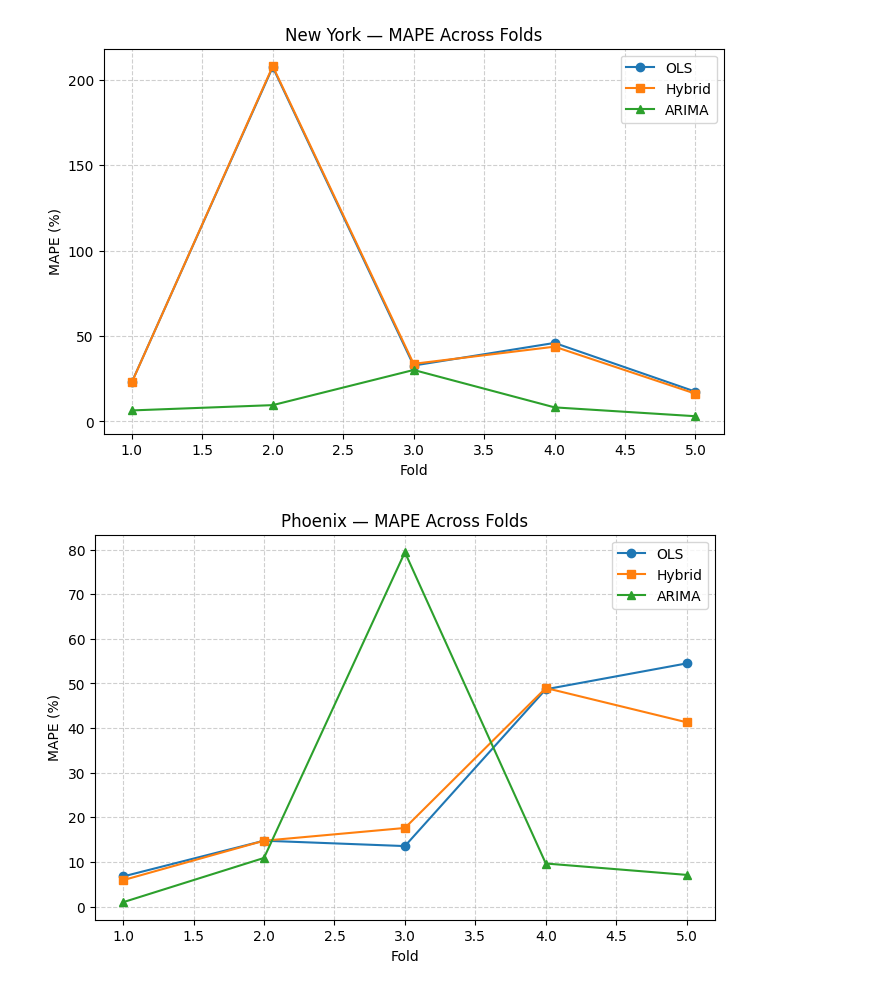
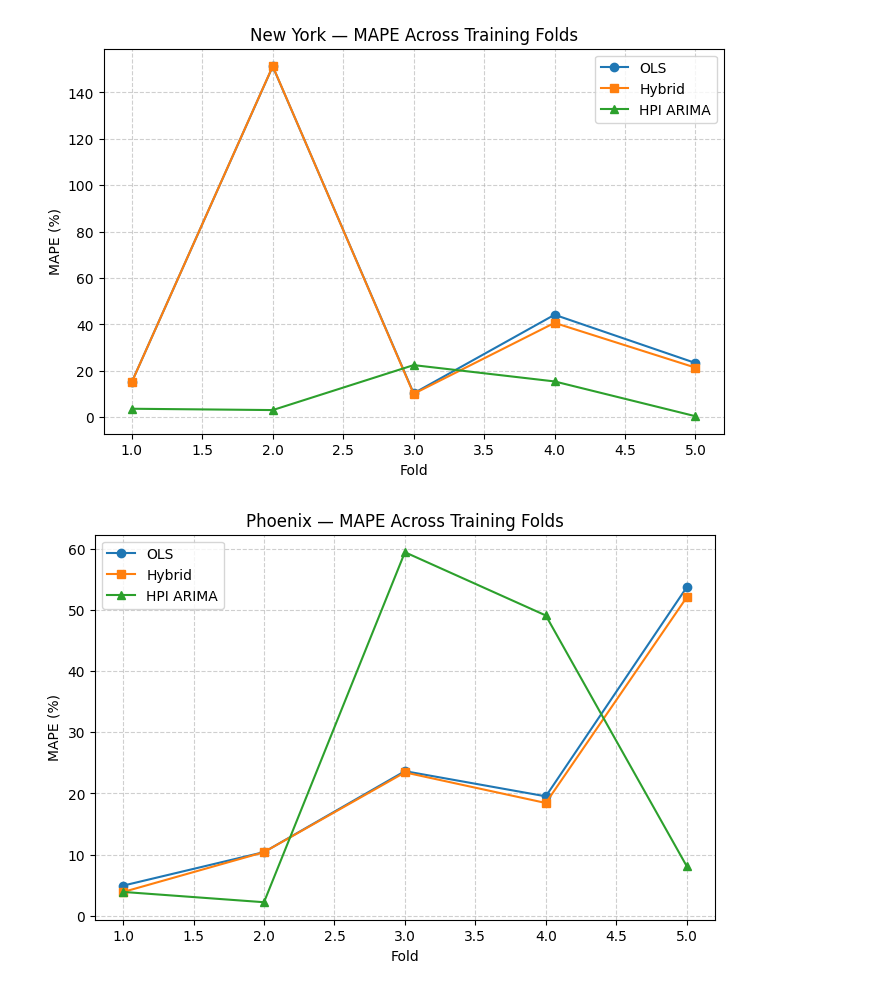
Before and after one commit to katelync12/HomeCast, a Jupyter notebook: ols_timeseries.ipynb, the cells around one changed output. Cells and saved outputs as stored; diff of their text form; code cells hidden in the pictures.

```diff
--- a/ols_timeseries.ipynb
+++ b/ols_timeseries.ipynb
@@ -24,8 +24,12 @@ final_df[features] = final_df.groupby('City')[features].transform(lambda x: (x -
 results = {}
 
 for city, city_df in final_df.groupby('City'):
-    X = city_df[features]
-    y = city_df['index_nsa']
+
+    ols_train_size = int(len(city_df) * 0.9)
+    ols_train_df = city_df.iloc[:ols_train_size]
+
+    X = ols_train_df[features]
+    y = ols_train_df['index_nsa']
     X = sm.add_constant(X)
 
     model = sm.OLS(y, X).fit()
@@ -68,7 +102,9 @@ arima_results = {}
 
 for city, city_df in final_df.groupby('City'):
     city_df = city_df.sort_values(['Year', 'Quarter'])
-    residuals = city_df['residual'].dropna()
+    noise_train_size = int(len(city_df) * 0.9)
+    noise_train_df = city_df.iloc[:noise_train_size]
+    residuals = noise_train_df['residual'].dropna()
 
     best_aic = np.inf
     best_order = None
@@ -442,27 +761,45 @@ Phoenix         27.66        25.72       21.62
 # %%
 cv_summary = cv_df.groupby("City")[[
     "OLS_MAE", "OLS_RMSE", "OLS_MAPE",
-    "Hybrid_MAE", "Hybrid_RMSE", "Hybrid_MAPE",
+    "Noise_MAE", "Noise_RMSE", "Noise_MAPE",
     "ARIMA_MAE", "ARIMA_RMSE", "ARIMA_MAPE"
 ]].mean().reset_index()
 
 print(cv_summary.round(2))
 
 cv_std = cv_df.groupby("City")[[
-    "OLS_RMSE", "Hybrid_RMSE", "ARIMA_RMSE",
-    "OLS_MAPE", "Hybrid_MAPE", "ARIMA_MAPE"
+    "OLS_RMSE", "Noise_RMSE", "ARIMA_RMSE",
+    "OLS_MAPE", "Noise_MAPE", "ARIMA_MAPE"
 ]].std().add_suffix("_std").reset_index()
 
 cv_summary = cv_summary.merge(cv_std, on="City")
 print(cv_summary.round(2))
 
+# for city in cv_df["City"].unique():
+#     subset = cv_df[cv_df["City"] == city]
+#     plt.figure(figsize=(8,5))
+#     plt.plot(subset["Fold"], subset["OLS_MAPE"], marker='o', label="OLS")
+#     plt.plot(subset["Fold"], subset["Hybrid_MAPE"], marker='s', label="Hybrid")
+#     plt.plot(subset["Fold"], subset["ARIMA_MAPE"], marker='^', label="ARIMA")
+#     plt.title(f"{city} — MAPE Across Folds")
+#     plt.xlabel("Fold")
+#     plt.ylabel("MAPE (%)")
+#     plt.grid(True, linestyle="--", alpha=0.6)
+#     plt.legend()
+#     plt.show()
+
+
 for city in cv_df["City"].unique():
-    subset = cv_df[cv_df["City"] == city]
+    subset = cv_df[(cv_df["City"] == city) & (cv_df["Type"] == "Training CV")]
+
     plt.figure(figsize=(8,5))
     plt.plot(subset["Fold"], subset["OLS_MAPE"], marker='o', label="OLS")
-    plt.plot(subset["Fold"], subset["Hybrid_MAPE"], marker='s', label="Hybrid")
-    plt.plot(subset["Fold"], subset["ARIMA_MAPE"], marker='^', label="ARIMA")
-    plt.title(f"{city} — MAPE Across Folds")
+    plt.plot(subset["Fold"], subset["Noise_MAPE"], marker='s', label="Hybrid")
+
+    if "ARIMA_MAPE" in subset.columns:
+        plt.plot(subset["Fold"], subset["ARIMA_MAPE"], marker='^', label="HPI ARIMA")
+
+    plt.title(f"{city} — MAPE Across Training Folds")
     plt.xlabel("Fold")
     plt.ylabel("MAPE (%)")
     plt.grid(True, linestyle="--", alpha=0.6)
@@ -492,5 +829,5 @@ for city in cv_df["City"].unique():
-[figure, old version]
+[figure, new version]
-[figure, old version]
+[figure, new version]
 # %%
 
 
```
Also changed, not shown: parts of 17 cells of this notebook.
